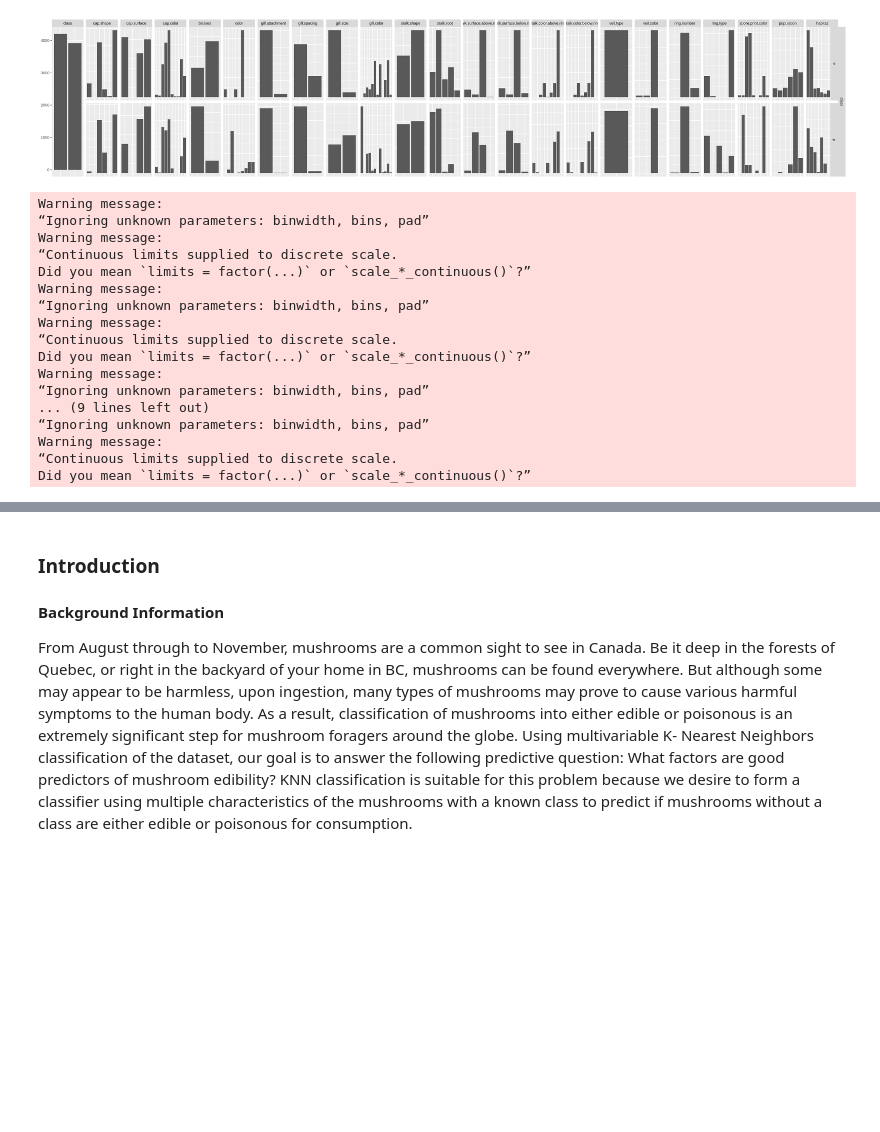
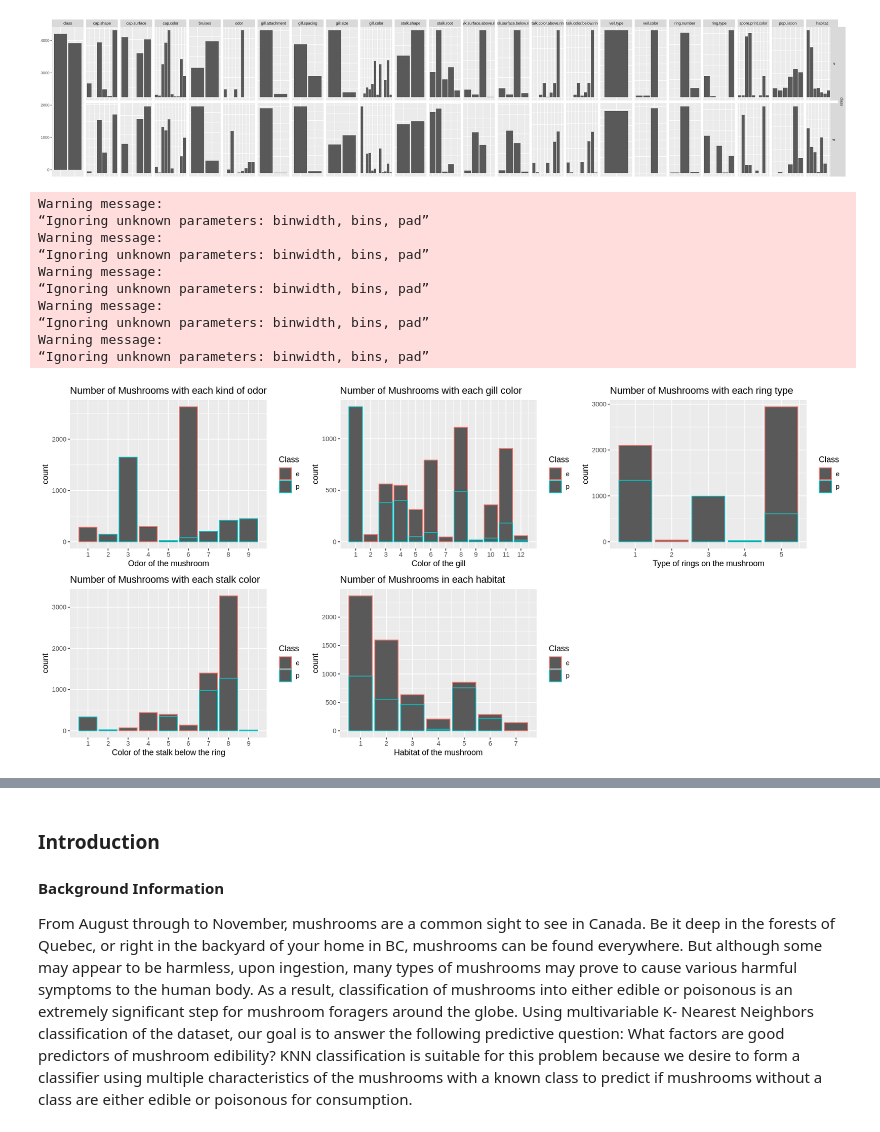
Before and after one commit to alexcw-5/DSCI-100-Group-Project, a Jupyter notebook: Report.ipynb, the cells around one changed output, grey strips where cells are left out. Saved outputs shown, nothing was run; the diff lists cells and outputs as text; code cells hidden in the pictures; blank space fills up the shorter version.

```diff
--- a/Report.ipynb
+++ b/Report.ipynb
@@ -69,44 +88,38 @@ odor <- train %>% ggplot(aes(x=odor, color=class)) +
                     geom_histogram(stat="count") +
                     labs(x="Odor of the mushroom", color='Class') +
                     ggtitle("Number of Mushrooms with each kind of odor") +
-                    scale_x_discrete(limits = 1:9)
+                    scale_x_continuous(breaks = seq(1, 9, by = 1))
 gill_color <- train %>% ggplot(aes(x=gill.color, color=class)) +
                         geom_histogram(stat="count") +
                         labs(x="Color of the gill", color='Class') +
                         ggtitle("Number of Mushrooms with each gill color") +
-                        scale_x_discrete(limits = 1:12)
+                        scale_x_continuous(breaks = seq(1, 12, by = 1))
 ring_type <- train %>% ggplot(aes(x=ring.type, color=class)) +
                         geom_histogram(stat="count") +
                         labs(x="Type of rings on the mushroom", color='Class') +
                         ggtitle("Number of Mushrooms with each ring type") +
-                        scale_x_discrete(limits = 1:5)
+                        scale_x_continuous(breaks = seq(1, 5, by = 1))
 stalk_color_below_ring <- train %>% ggplot(aes(x=stalk.color.below.ring, color=class)) +
                                     geom_histogram(stat="count") +
                                     labs(x="Color of the stalk below the ring", color='Class') +
                                     ggtitle("Number of Mushrooms with each stalk color") +
-                                    scale_x_discrete(limits = 1:9)
+                                    scale_x_continuous(breaks = seq(1, 9, by = 1))
 habitat <- train %>% ggplot(aes(x=habitat, color=class)) +
                         geom_histogram(stat="count") +
                         labs(x="Habitat of the mushroom", color='Class') +
                         ggtitle("Number of Mushrooms in each habitat") +
-                        scale_x_discrete(limits = 1:7)
+                        scale_x_continuous(breaks = seq(1, 7, by = 1))
 options(repr.plot.width = 15, repr.plot.height = 7)
 plot_grid(odor, gill_color, ring_type, stalk_color_below_ring, habitat)
 # %% [output]
 Warning message:
 “Ignoring unknown parameters: binwidth, bins, pad”
 Warning message:
-“Continuous limits supplied to discrete scale.
-Did you mean `limits = factor(...)` or `scale_*_continuous()`?”
+“Ignoring unknown parameters: binwidth, bins, pad”
 Warning message:
 “Ignoring unknown parameters: binwidth, bins, pad”
 Warning message:
-“Continuous limits supplied to discrete scale.
-Did you mean `limits = factor(...)` or `scale_*_continuous()`?”
+“Ignoring unknown parameters: binwidth, bins, pad”
 Warning message:
 “Ignoring unknown parameters: binwidth, bins, pad”
-... (9 lines left out)
-“Ignoring unknown parameters: binwidth, bins, pad”
-Warning message:
-“Continuous limits supplied to discrete scale.
-Did you mean `limits = factor(...)` or `scale_*_continuous()`?”
+[figure, added]
```
Also changed, not shown: parts of 5 cells of this notebook.
